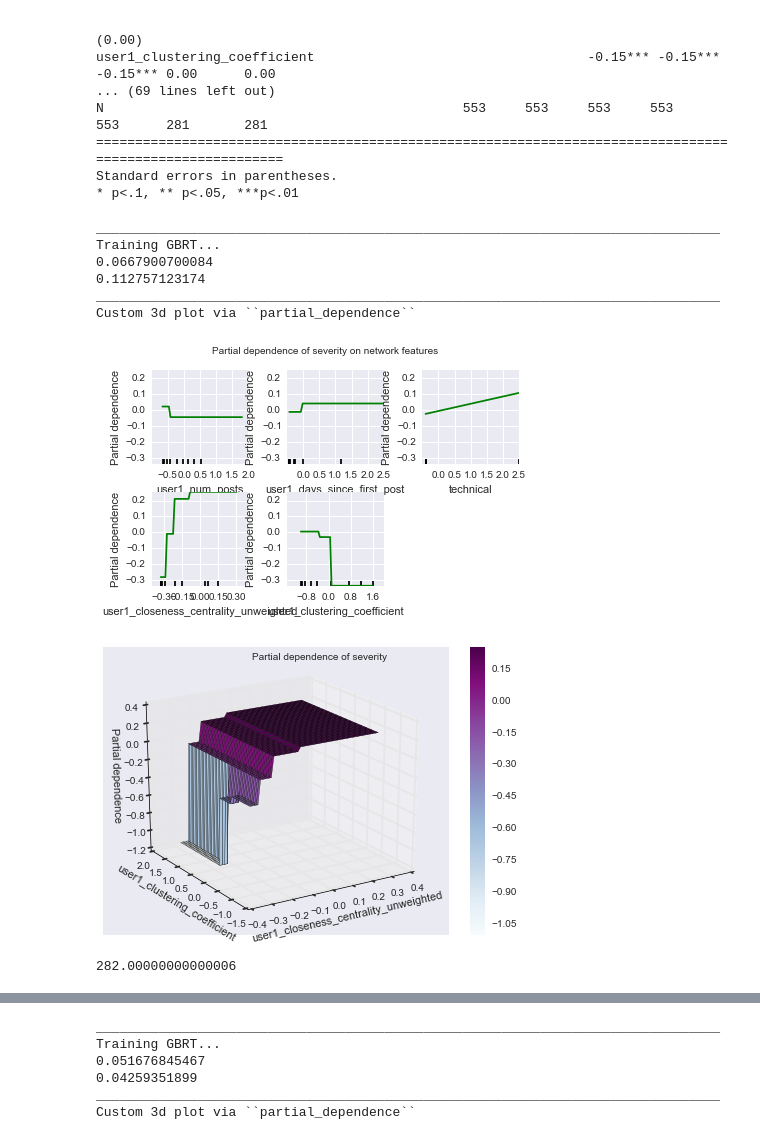
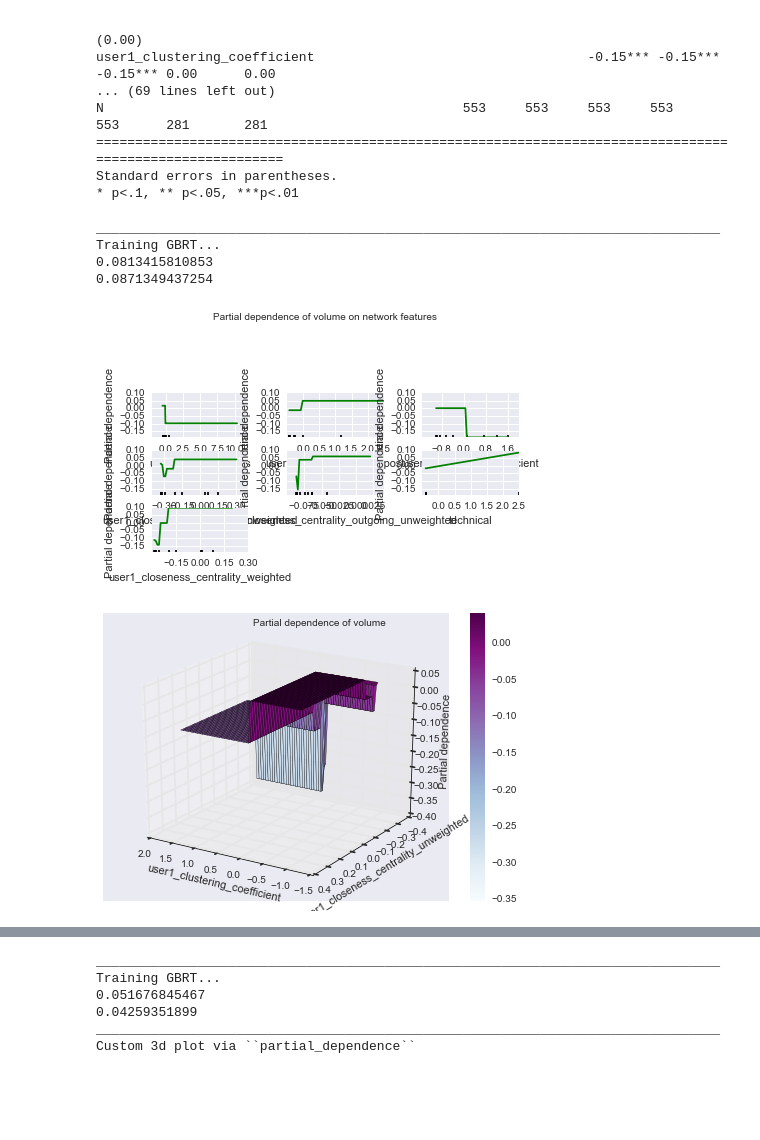
Before and after one commit to nikete/Comunity-Structure-Extremely-Speculative-Asset-Dynamics, a Jupyter notebook: coin introducers forum network position partially predicts magnitude and intensity of bubbles .ipynb, the cells around one changed output, grey strips where cells are left out. Cells and saved outputs as stored; diff of their text form; code cells hidden in the pictures; blank space fills up the shorter version.

```diff
--- a/coin introducers forum network position partially predicts magnitude and intensity of bubbles .ipynb
+++ b/coin introducers forum network position partially predicts magnitude and intensity of bubbles .ipynb
@@ -185,7 +164,8 @@ Standard errors in parentheses.
 # %%
 
 data_norm =  joint_dataset(f)
-y,X = dmatrices("log_volume ~ user1_num_posts +user1_days_since_first_post + technical +  user1_closeness_centrality_unweighted + user1_clustering_coefficient"  ,data_norm,return_type='dataframe' )
+#"log_volume ~ user1_num_posts +user1_days_since_first_post + technical +  user1_closeness_centrality_unweighted + user1_clustering_coefficient"
+y,X = dmatrices( "log_volume" +  " ~ " + " + ".join(independent_vars) ,data_norm,return_type='dataframe' )
 #y,X = dmatrices("log_volume" +  " ~ " + " + ".join(naive_vars  + degree_vars + graph_vars),data,return_type='dataframe')
 names = X.columns
 X = sklearn.preprocessing.scale(X)
@@ -209,54 +189,39 @@ clf_cv.fit(X_train, y_train)
 
 
 clf = clf_cv.best_estimator_
 
 print clf_cv.best_score_
 
 print clf.score(X_test, y_test)
 
 
-#print('_' * 80)
-#print('Convenience plot with ``partial_dependence_plots``')
-#print
 
-features = [1, 2, 3, 4,5, ]
+features = [ 2, 3, 4,5, 7 ,11,16] # REVISE THIS WITH NEW COINS AVAILABLE
 fig, axs = plot_partial_dependence(clf, X_train, features, feature_names=names,
                                    n_jobs=3, grid_resolution=50)
-fig.suptitle('Partial dependence of severity on network features')
-plt.subplots_adjust(top=0.9)  # tight_layout causes overlap with suptitle
-
-print('_' * 80)
-print('Custom 3d plot via ``partial_dependence``')
-print
+fig.suptitle('Partial dependence of volume on network features')
+plt.subplots_adjust()  # tight_layout causes overlap with suptitle top=1.2
 fig = plt.figure()
 
 target_feature = (4, 5)
 pdp, (x_axis, y_axis) = partial_dependence(clf, target_feature,
                                            X=X_train, grid_resolution=50)
 XX, YY = np.meshgrid(x_axis, y_axis)
 Z = pdp.T.reshape(XX.shape).T
 ax = Axes3D(fig)
 surf = ax.plot_surface(XX, YY, Z, rstride=1, cstride=1, cmap=plt.cm.BuPu)
 ax.set_xlabel(names[target_feature[0]])
 ax.set_ylabel(names[target_feature[1]])
 ax.set_zlabel('Partial dependence')
 #  pretty init view
-ax.view_init(elev=22, azim=-122)
+ax.view_init(elev=22, azim=122)
 plt.colorbar(surf)
-plt.suptitle('Partial dependence of severity')
+plt.suptitle('Partial dependence of volume')
 plt.subplots_adjust(top=0.9)
-
-plt.show()
 # %% [output]
 ________________________________________________________________________________
 Training GBRT...
-0.0667900700084
-0.112757123174
-________________________________________________________________________________
-Custom 3d plot via ``partial_dependence``
+0.0813415810853
+0.0871349437254
-[figure, old version]
+[figure, new version]
-[figure, old version]
+[figure, new version]
-# %%
-np.sum((y)**2)
-# %% [output]
-282.00000000000006
```
Also changed, not shown: parts of 10 cells of this notebook, 5 other files.
